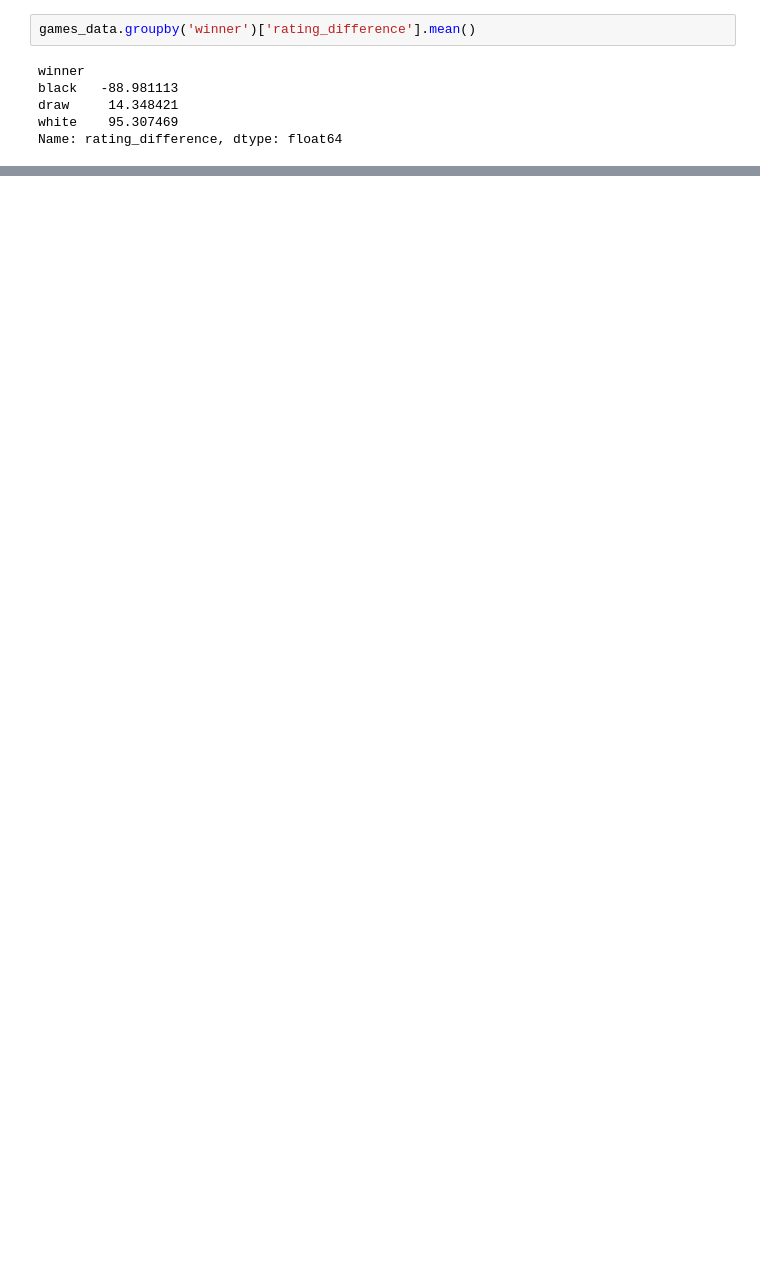
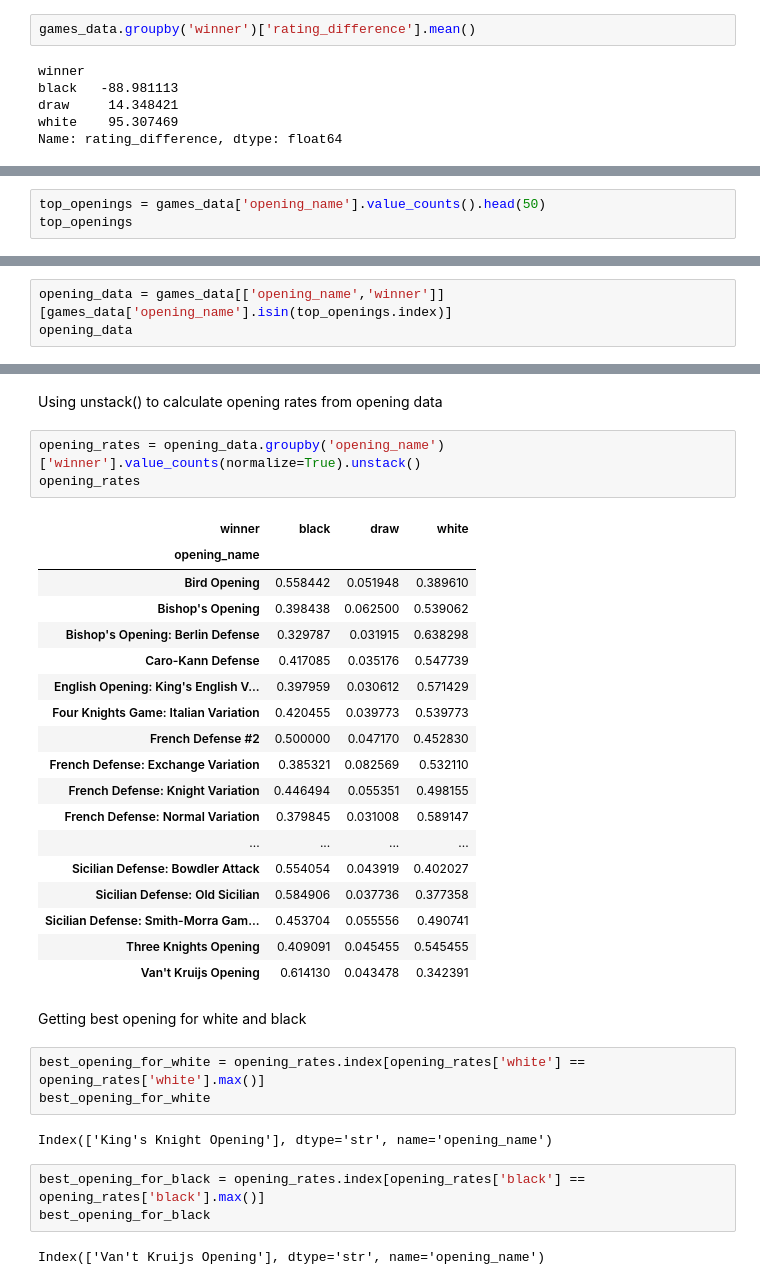
Before and after one commit to tanmaykhanna07/Data-Visaulization, a Jupyter notebook: chess-eda.ipynb, the cells around one changed output, grey strips where cells are left out. Saved outputs shown, nothing was run; the diff lists cells and outputs as text; blank space fills up the shorter version.

Commit message:
Learned about data manipulation and unstacking a multi-indexed series. Found out best openings for white and black based on win percentage

```diff
--- a/chess-eda.ipynb
+++ b/chess-eda.ipynb
@@ -130,0 +133,3 @@ Name: rating_difference, dtype: float64
+# %%
+top_openings = games_data['opening_name'].value_counts().head(50)
+top_openings
@@ -130,0 +154,3 @@ Name: rating_difference, dtype: float64
+# %%
+opening_data = games_data[['opening_name','winner']][games_data['opening_name'].isin(top_openings.index)]
+opening_data
@@ -130,0 +172,36 @@ Name: rating_difference, dtype: float64
+# %% [markdown]
+Using unstack() to calculate opening rates from opening data
+# %%
+opening_rates = opening_data.groupby('opening_name')['winner'].value_counts(normalize=True).unstack()
+opening_rates
+# %% [output]
+| winner | black | draw | white |
+| opening_name |  |  |  |
+| Bird Opening | 0.558442 | 0.051948 | 0.389610 |
+| Bishop's Opening | 0.398438 | 0.062500 | 0.539062 |
+| Bishop's Opening: Berlin Defense | 0.329787 | 0.031915 | 0.638298 |
+| Caro-Kann Defense | 0.417085 | 0.035176 | 0.547739 |
+| English Opening: King's English V... | 0.397959 | 0.030612 | 0.571429 |
+| Four Knights Game: Italian Variation | 0.420455 | 0.039773 | 0.539773 |
+| French Defense #2 | 0.500000 | 0.047170 | 0.452830 |
+| French Defense: Exchange Variation | 0.385321 | 0.082569 | 0.532110 |
+| French Defense: Knight Variation | 0.446494 | 0.055351 | 0.498155 |
+| French Defense: Normal Variation | 0.379845 | 0.031008 | 0.589147 |
+| ... | ... | ... | ... |
+| Sicilian Defense: Bowdler Attack | 0.554054 | 0.043919 | 0.402027 |
+| Sicilian Defense: Old Sicilian | 0.584906 | 0.037736 | 0.377358 |
+| Sicilian Defense: Smith-Morra Gam... | 0.453704 | 0.055556 | 0.490741 |
+| Three Knights Opening | 0.409091 | 0.045455 | 0.545455 |
+| Van't Kruijs Opening | 0.614130 | 0.043478 | 0.342391 |
+# %% [markdown]
+Getting best opening for white and black
+# %%
+best_opening_for_white = opening_rates.index[opening_rates['white'] == opening_rates['white'].max()]
+best_opening_for_white
+# %% [output]
+Index(['King's Knight Opening'], dtype='str', name='opening_name')
+# %%
+best_opening_for_black = opening_rates.index[opening_rates['black'] == opening_rates['black'].max()]
+best_opening_for_black
+# %% [output]
+Index(['Van't Kruijs Opening'], dtype='str', name='opening_name')
```
Also changed, not shown: parts of 4 cells of this notebook.
